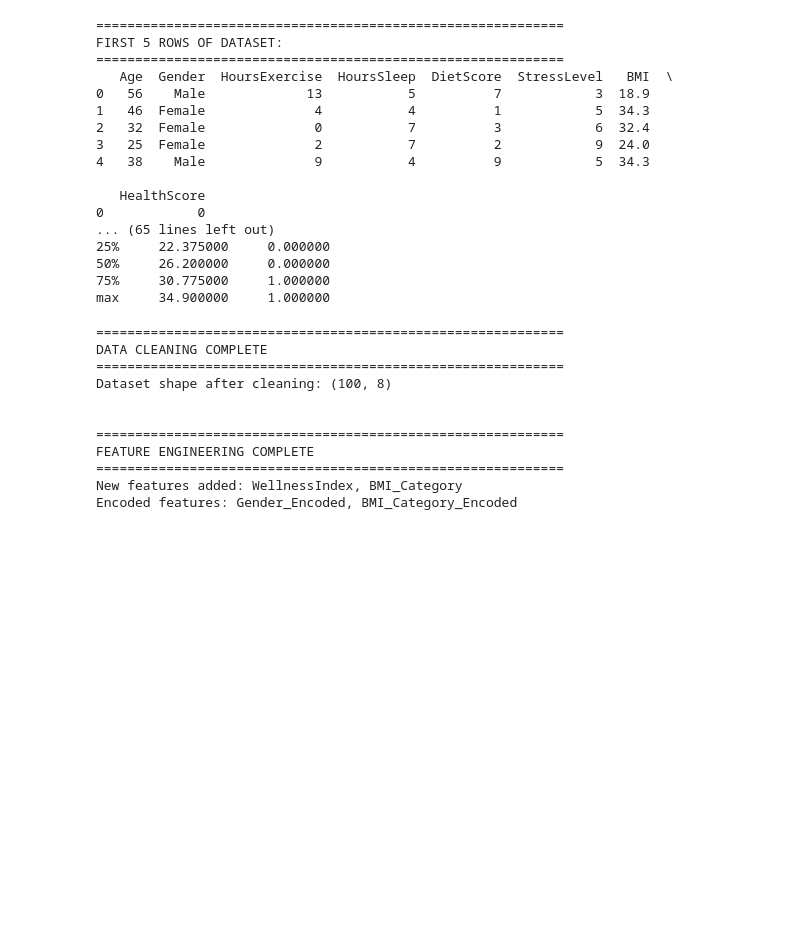
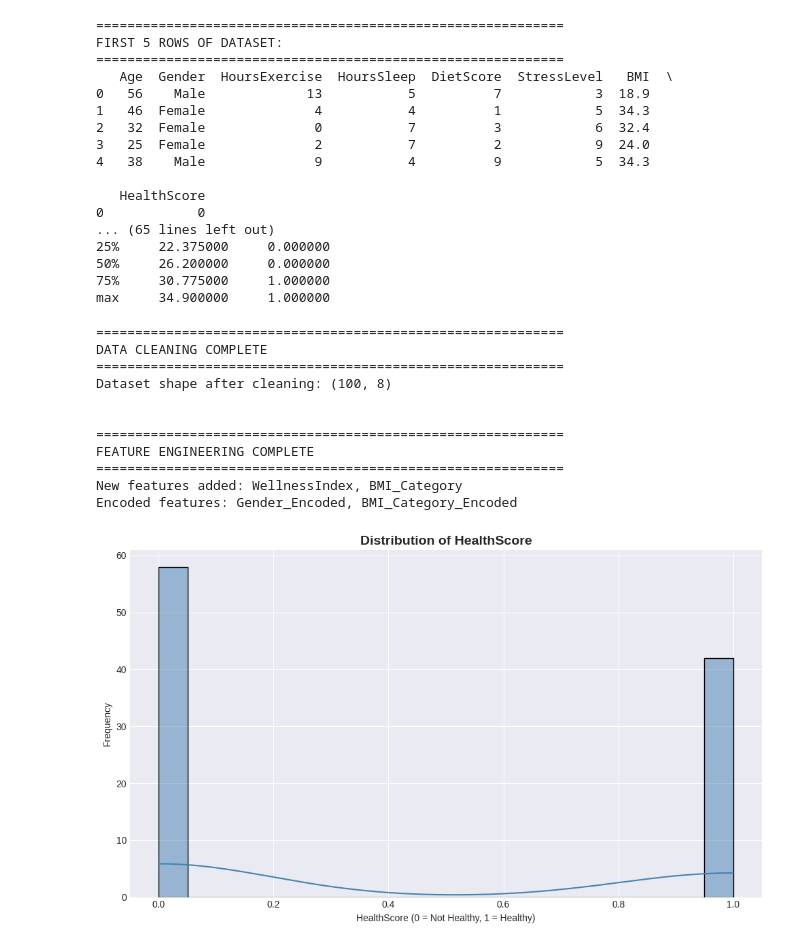
Before and after one commit to sanjaymaharja/Machine-Learning-Programming, a Jupyter notebook: Project: Smart Health & Lifestyle Prediction System.ipynb, the cells around one changed output. Saved outputs shown, nothing was run; the diff lists cells and outputs as text; code cells hidden in the pictures; blank space fills up the shorter version.

Commit message:
Activity Part 3 — Data Visualization

```diff
--- a/Project: Smart Health & Lifestyle Prediction System.ipynb
+++ b/Project: Smart Health & Lifestyle Prediction System.ipynb
@@ -146,3 +146,98 @@ FEATURE ENGINEERING COMPLETE
 ============================================================
 New features added: WellnessIndex, BMI_Category
 Encoded features: Gender_Encoded, BMI_Category_Encoded
+# %%
+# ============================================
+# ACTIVITY PART 3 — Data Visualization
+# ============================================
+
+# Set style for better visuals
+plt.style.use('seaborn-v0_8-darkgrid')
+sns.set_palette("husl")
+
+# TODO 10: Histogram of HealthScore
+plt.figure(figsize=(10, 6))
+sns.histplot(data=df, x='HealthScore', bins=20, kde=True, color='steelblue')
+plt.title('Distribution of HealthScore', fontsize=14, fontweight='bold')
+plt.xlabel('HealthScore (0 = Not Healthy, 1 = Healthy)')
+plt.ylabel('Frequency')
+plt.tight_layout()
+plt.savefig('healthscore_distribution.png', dpi=100)
+plt.show()
+
+# TODO 11: Scatter plot: WellnessIndex vs HealthScore
+plt.figure(figsize=(10, 6))
+sns.scatterplot(data=df, x='WellnessIndex', y='HealthScore',
+                hue='HealthScore', size='HealthScore', sizes=(50, 200), alpha=0.7)
+plt.title('WellnessIndex vs HealthScore', fontsize=14, fontweight='bold')
+plt.xlabel('WellnessIndex (Exercise Hours × Sleep Hours)')
+plt.ylabel('HealthScore')
+plt.tight_layout()
+plt.savefig('wellness_vs_health.png', dpi=100)
+plt.show()
+
+# TODO 12: Boxplot: DietScore vs HealthScore
+plt.figure(figsize=(10, 6))
+sns.boxplot(data=df, x='HealthScore', y='DietScore', palette='Set2')
+plt.title('DietScore Distribution by HealthScore', fontsize=14, fontweight='bold')
+plt.xlabel('HealthScore (0 = Not Healthy, 1 = Healthy)')
+plt.ylabel('DietScore')
+plt.tight_layout()
+plt.savefig('diet_vs_health.png', dpi=100)
+plt.show()
+
+# TODO 13: Heatmap of feature correlations
+plt.figure(figsize=(12, 8))
+# Select only numerical columns for correlation
+numerical_features = ['Age', 'HoursExercise', 'HoursSleep', 'DietScore',
+                      'StressLevel', 'BMI', 'HealthScore', 'WellnessIndex',
+                      'Gender_Encoded', 'BMI_Category_Encoded']
+correlation_matrix = df[numerical_features].corr()
+sns.heatmap(correlation_matrix, annot=True, fmt='.2f', cmap='coolwarm',
+            center=0, square=True, linewidths=0.5)
+plt.title('Feature Correlation Heatmap', fontsize=14, fontweight='bold')
+plt.tight_layout()
+plt.savefig('correlation_heatmap.png', dpi=100)
+plt.show()
+
+# TODO 14: Additional visualizations
+# Create a figure with subplots
+fig, axes = plt.subplots(2, 2, figsize=(14, 10))
+
+# Plot 1: HoursExercise vs HealthScore
+sns.boxplot(data=df, x='HealthScore', y='HoursExercise', ax=axes[0,0], palette='Set1')
+axes[0,0].set_title('Exercise Hours vs HealthScore', fontweight='bold')
+
+# Plot 2: HoursSleep vs HealthScore
+sns.boxplot(data=df, x='HealthScore', y='HoursSleep', ax=axes[0,1], palette='Set2')
+axes[0,1].set_title('Sleep Hours vs HealthScore', fontweight='bold')
+
+# Plot 3: StressLevel vs HealthScore
+sns.boxplot(data=df, x='HealthScore', y='StressLevel', ax=axes[1,0], palette='Set3')
+axes[1,0].set_title('Stress Level vs HealthScore', fontweight='bold')
+
+# Plot 4: BMI vs HealthScore
+sns.boxplot(data=df, x='HealthScore', y='BMI', ax=axes[1,1], palette='pastel')
+axes[1,1].set_title('BMI vs HealthScore', fontweight='bold')
+
+plt.tight_layout()
+plt.savefig('additional_visualizations.png', dpi=100)
+plt.show()
+
+# Count plot for BMI Categories by HealthScore
+plt.figure(figsize=(10, 6))
+sns.countplot(data=df, x='BMI_Category', hue='HealthScore', palette='viridis')
+plt.title('BMI Categories Distribution by HealthScore', fontsize=14, fontweight='bold')
+plt.xlabel('BMI Category')
+plt.ylabel('Count')
+plt.legend(title='HealthScore', labels=['Not Healthy', 'Healthy'])
+plt.tight_layout()
+plt.savefig('bmi_category_health.png', dpi=100)
+plt.show()
+
+print("="*60)
+print("VISUALIZATIONS COMPLETE - Check saved images")
+print("="*60)
+print("\n")
+# %% [output]
+[figure, added]
```
Also changed, not shown: parts of 1 cell of this notebook.
